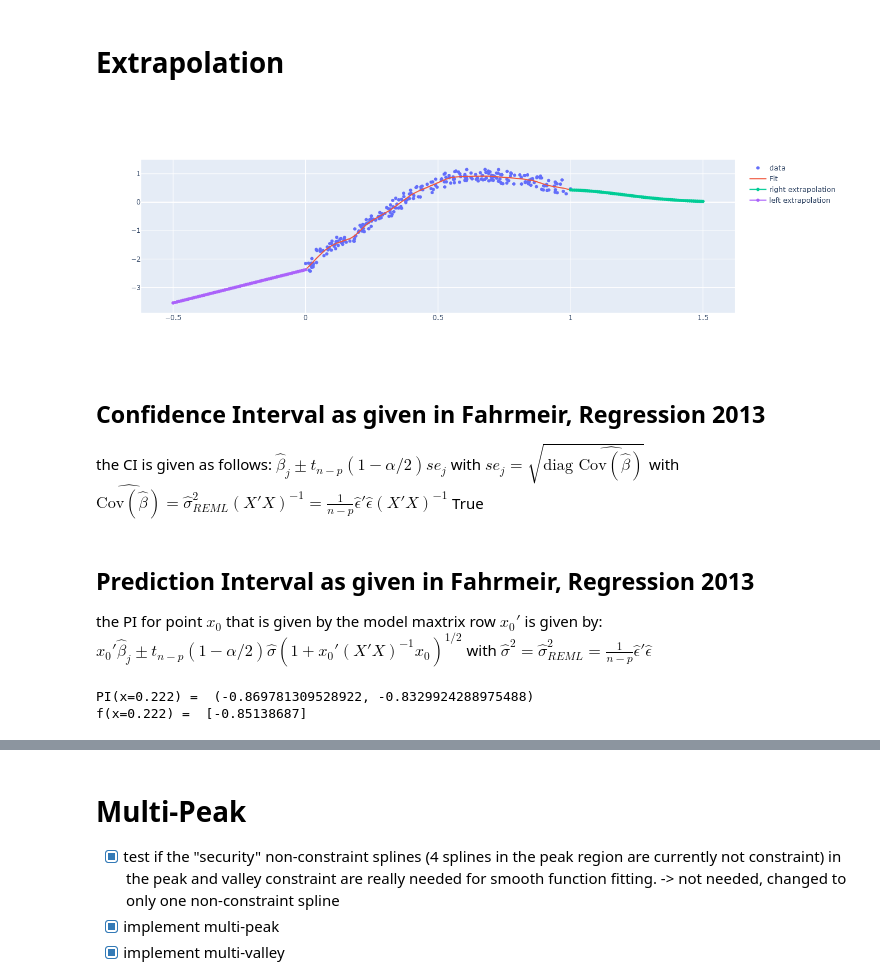
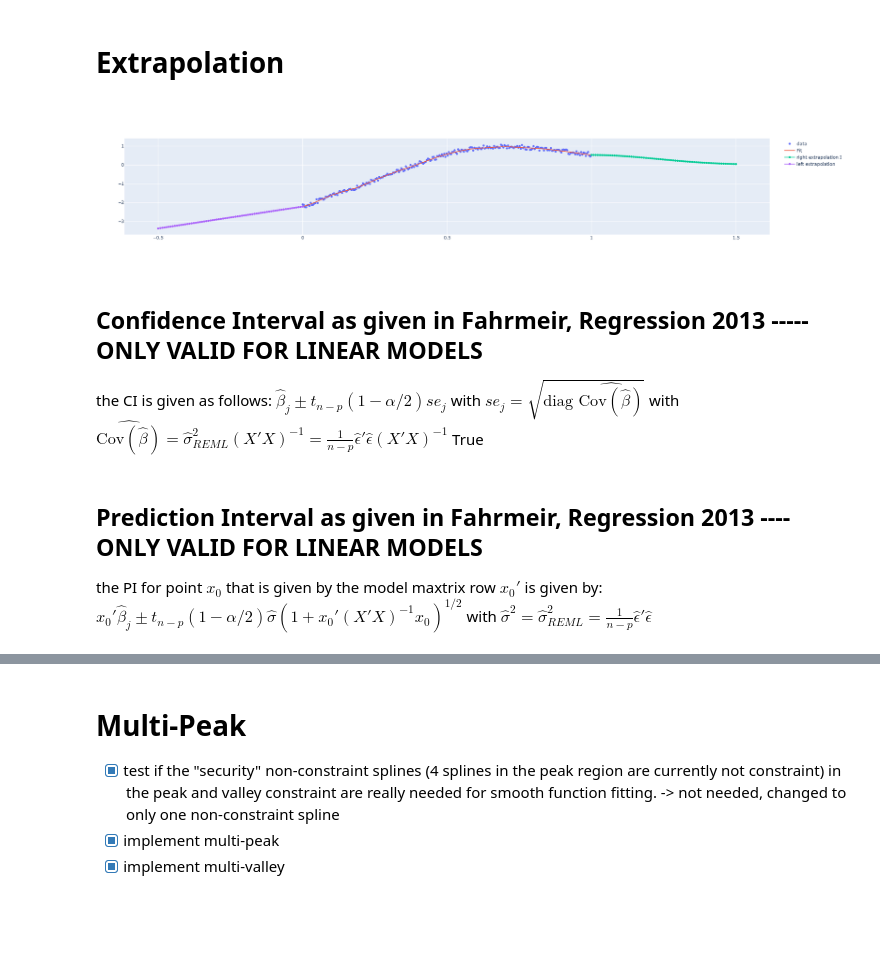
Before and after one commit to j-cap/Master-Thesis, a Jupyter notebook: Code/SplinesInPython/Testing_and_Typing.ipynb, the cells around one changed output, grey strips where cells are left out. Drawn from its saved outputs; the diff is of its cells as text; code cells hidden in the pictures; blank space fills up the shorter version.

```diff
--- a/Code/SplinesInPython/Testing_and_Typing.ipynb
+++ b/Code/SplinesInPython/Testing_and_Typing.ipynb
@@ -121,48 +78,45 @@ import plotly.graph_objects as go
 from stareg import StarModel
 from stareg.bspline import Bspline
 from scipy.stats import t
 
 # test with different dataset
 np.random.seed(41)
 n_samples = 250
 x = np.random.random(n_samples)
 x.sort()
 xmax, xmin = x.max(), x.min()
 x = x
 x = (x - xmin) / (xmax - xmin)
+
+# test with linspace data
+x = np.linspace(0,1,250)
+
 noise = np.random.random(n_samples)
 y_true = 2*np.exp(-(x - 0.4)**2 / 0.1) - 5.5*x**2
-y = y_true + noise*1
+y = y_true + noise*0.5
 y = np.flip(y)
 y = (y - y.mean()) / y.std()
 
 n_param = 25
 descr = ( ("s(1)", "peak", n_param, (0.1, 1000), "equidistant"), )
 M = StarModel(description=descr)
 M.fit(X=x.reshape(-1,1), y=y, plot_=False)
 
 # extrapolation
 x_right = np.linspace(1,1.5,70)
 x_left = np.linspace(-0.5,0,70)
 
 fig = go.Figure()
 fig.add_trace(go.Scatter(x=x, y=y, mode="markers", name="data"))
 fig.add_trace(go.Scatter(x=x, y=M.basis @ M.coef_, name="Fit"))
-fig.add_trace(go.Scatter(x=x_right, y=M.predict(X_pred=x_right, extrapol_type="zero", depth=5), mode="markers+lines", name="right extrapolation"))
-fig.add_trace(go.Scatter(x=x_left, y=M.predict(X_pred=x_left, extrapol_type="linear", depth=13), mode="markers+lines", name="left extrapolation"))
+fig.add_trace(go.Scatter(x=x_right, y=M.predict(X_pred=x_right, extrapol_type="zero", depth=10), mode="markers+lines", name="right extrapolation I "))
+fig.add_trace(go.Scatter(x=x_left, y=M.predict(X_pred=x_left, extrapol_type="linear", depth=1), mode="markers+lines", name="left extrapolation"))
 # %% [output]
-[figure, old version]
+[figure, new version]
 # %% [markdown]
-## Confidence Interval as given in Fahrmeir, Regression 2013
-
+## Confidence Interval as given in Fahrmeir, Regression 2013   ----- ONLY VALID FOR LINEAR MODELS
 the CI is given as follows: $\hat \beta_j \pm t_{n-p}(1-\alpha/2) se_j$ with  $se_j = \sqrt{\text{diag } \widehat{\text{Cov}(\hat \beta)}}$ with $\widehat{\text{Cov}(\hat \beta)} = \hat \sigma_{REML}^2 (X'X)^{-1} = \frac{1}{n-p} \hat \epsilon' \hat \epsilon (X'X)^{-1}$ True
 # %% [markdown]
-## Prediction Interval as given in Fahrmeir, Regression 2013
+## Prediction Interval as given in Fahrmeir, Regression 2013  ---- ONLY VALID FOR LINEAR MODELS
 
 the PI for point $x_0$ that is given by the model maxtrix row $x_0'$ is given by: $ x_0'\hat \beta_j \pm t_{n-p}(1-\alpha/2) \hat \sigma (1 + x_0'(X'X)^{-1}x_0)^{1/2}$  with  $\hat \sigma^2 = \hat \sigma_{REML}^2 = \frac{1}{n-p} \hat \epsilon' \hat \epsilon$
-# %%
-print("PI(x=0.222) = ", M.calc_single_point_prediction_interval(x_pred=0.222))
-print("f(x=0.222) = ", M.predict(X_pred=[0.222]))
-# %% [output]
-PI(x=0.222) =  (-0.869781309528922, -0.8329924288975488)
-f(x=0.222) =  [-0.85138687]
```
Also changed, not shown: parts of 21 cells of this notebook.
